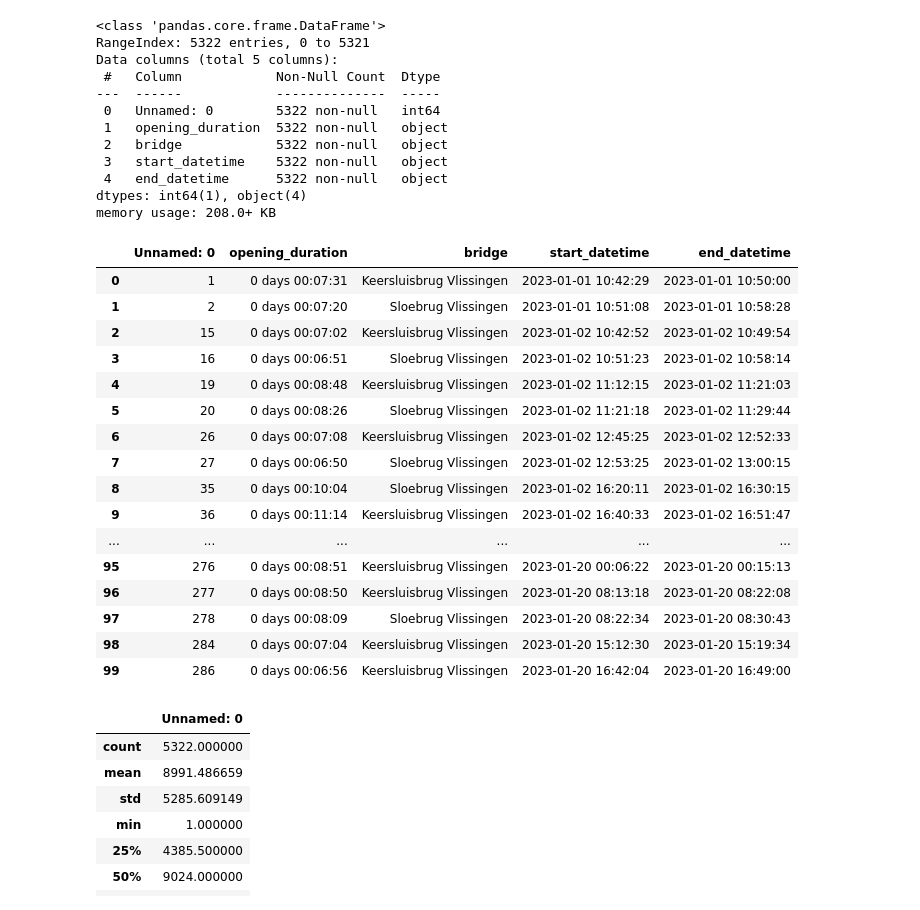
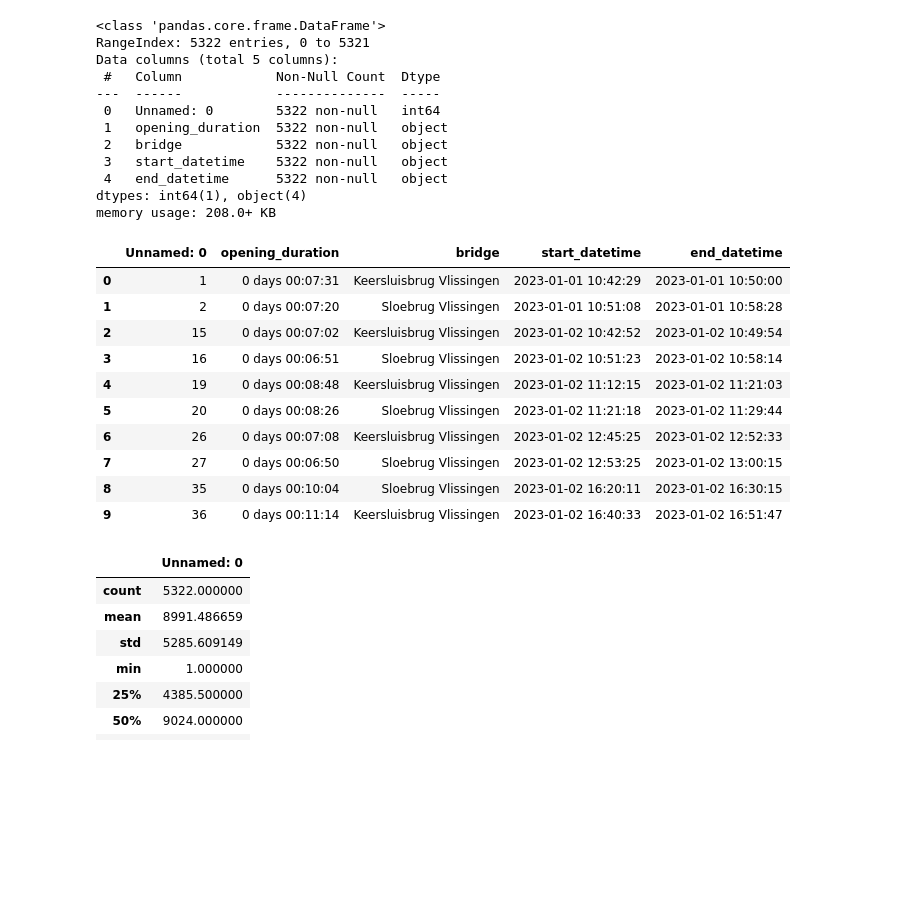
Before and after one commit to NikolaySirenko/datafest2024, a Jupyter notebook: code/exploration.ipynb, the cells around one changed output. Drawn from its saved outputs; the diff is of its cells as text; code cells hidden in the pictures; blank space fills up the shorter version.

```diff
--- a/code/exploration.ipynb
+++ b/code/exploration.ipynb
@@ -52,25 +52,19 @@ Data columns (total 5 columns):
 dtypes: int64(1), object(4)
 memory usage: 208.0+ KB
 # %%
-df.head(100)
+df.head(10)
 # %% [output]
 |  | Unnamed: 0 | opening_duration | bridge | start_datetime | end_datetime |
 | 0 | 1 | 0 days 00:07:31 | Keersluisbrug Vlissingen | 2023-01-01 10:42:29 | 2023-01-01 10:50:00 |
 | 1 | 2 | 0 days 00:07:20 | Sloebrug Vlissingen | 2023-01-01 10:51:08 | 2023-01-01 10:58:28 |
 | 2 | 15 | 0 days 00:07:02 | Keersluisbrug Vlissingen | 2023-01-02 10:42:52 | 2023-01-02 10:49:54 |
 | 3 | 16 | 0 days 00:06:51 | Sloebrug Vlissingen | 2023-01-02 10:51:23 | 2023-01-02 10:58:14 |
 | 4 | 19 | 0 days 00:08:48 | Keersluisbrug Vlissingen | 2023-01-02 11:12:15 | 2023-01-02 11:21:03 |
 | 5 | 20 | 0 days 00:08:26 | Sloebrug Vlissingen | 2023-01-02 11:21:18 | 2023-01-02 11:29:44 |
 | 6 | 26 | 0 days 00:07:08 | Keersluisbrug Vlissingen | 2023-01-02 12:45:25 | 2023-01-02 12:52:33 |
 | 7 | 27 | 0 days 00:06:50 | Sloebrug Vlissingen | 2023-01-02 12:53:25 | 2023-01-02 13:00:15 |
 | 8 | 35 | 0 days 00:10:04 | Sloebrug Vlissingen | 2023-01-02 16:20:11 | 2023-01-02 16:30:15 |
 | 9 | 36 | 0 days 00:11:14 | Keersluisbrug Vlissingen | 2023-01-02 16:40:33 | 2023-01-02 16:51:47 |
-| ... | ... | ... | ... | ... | ... |
-| 95 | 276 | 0 days 00:08:51 | Keersluisbrug Vlissingen | 2023-01-20 00:06:22 | 2023-01-20 00:15:13 |
-| 96 | 277 | 0 days 00:08:50 | Keersluisbrug Vlissingen | 2023-01-20 08:13:18 | 2023-01-20 08:22:08 |
-| 97 | 278 | 0 days 00:08:09 | Sloebrug Vlissingen | 2023-01-20 08:22:34 | 2023-01-20 08:30:43 |
-| 98 | 284 | 0 days 00:07:04 | Keersluisbrug Vlissingen | 2023-01-20 15:12:30 | 2023-01-20 15:19:34 |
-| 99 | 286 | 0 days 00:06:56 | Keersluisbrug Vlissingen | 2023-01-20 16:42:04 | 2023-01-20 16:49:00 |
 # %%
 df.describe()
 # %% [output]
```
Also changed, not shown: 3 other files.
